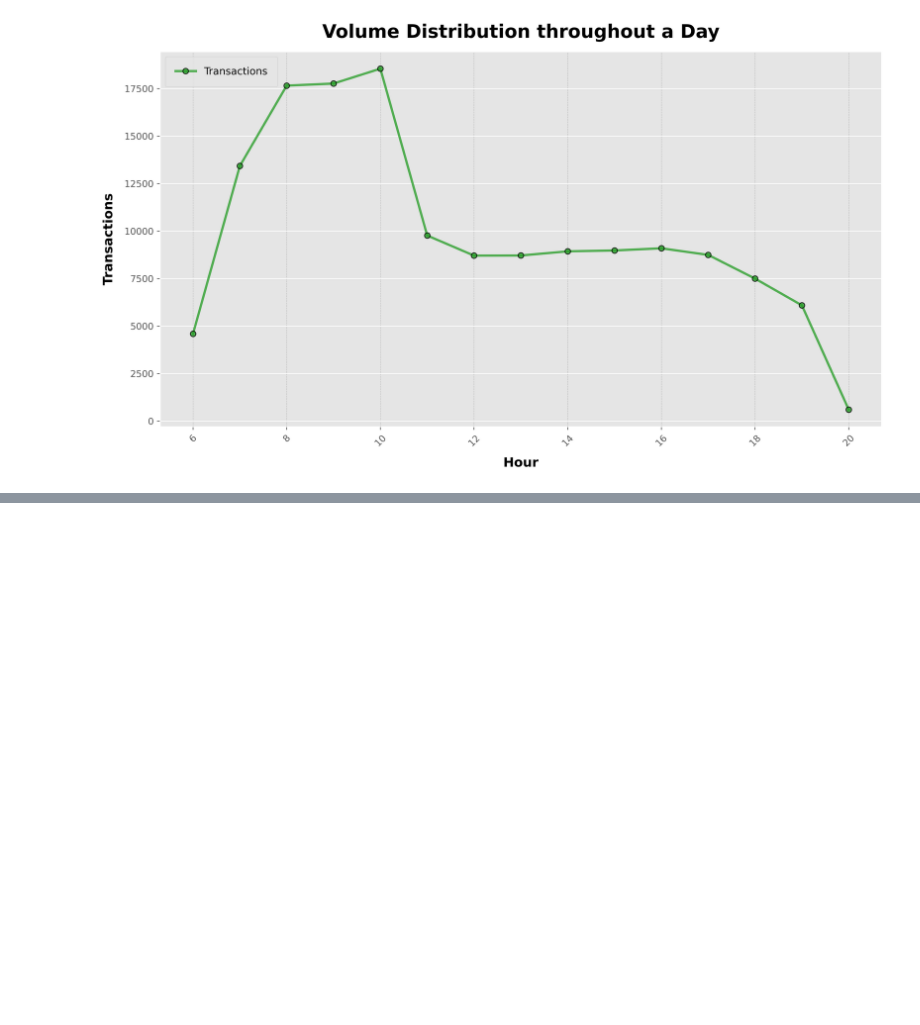
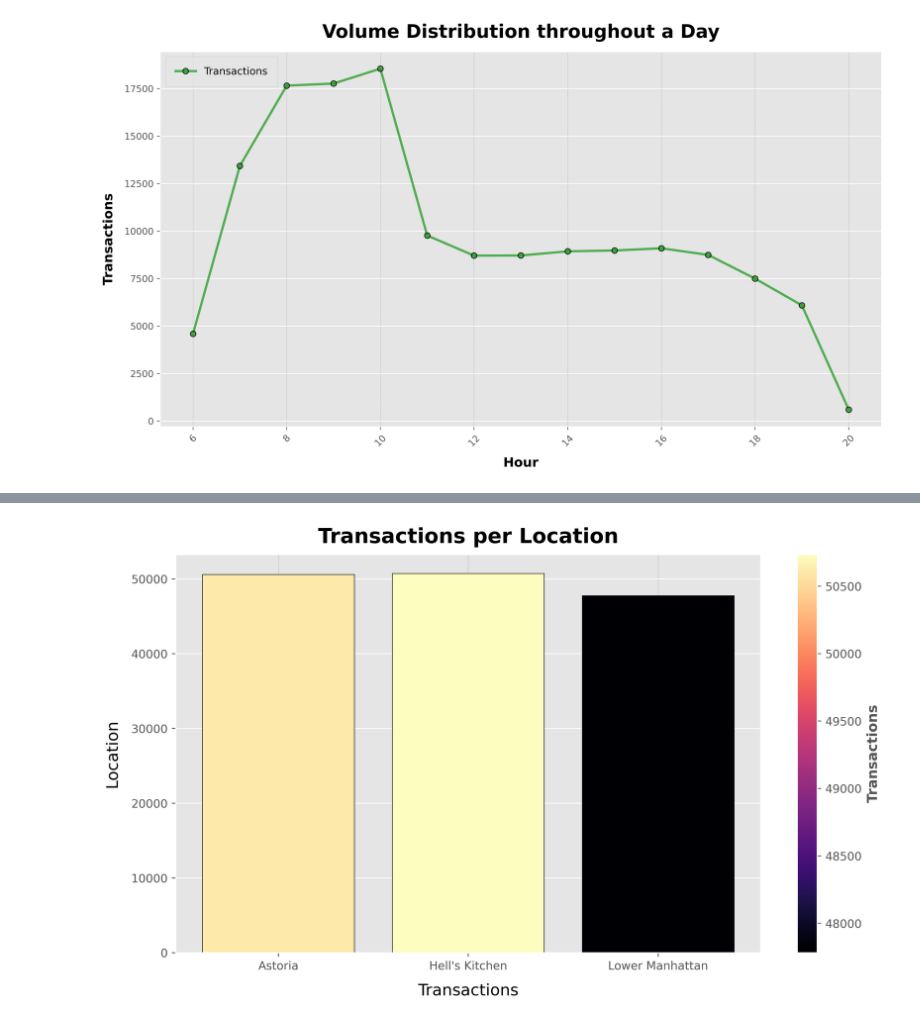
Before and after one commit to smartestnerdfromtown/Coffee-Shop-Sales-Analysis, a Jupyter notebook: analysis.ipynb, the cells around one changed output, grey strips where cells are left out. Saved outputs shown, nothing was run; the diff lists cells and outputs as text; code cells hidden in the pictures; blank space fills up the shorter version.

```diff
--- a/analysis.ipynb
+++ b/analysis.ipynb
@@ -415,0 +490,82 @@ plt.show()
+# %%
+location_transactions = df.groupby('store_location') \
+                          .agg(transactions=('transaction_id', 'count')) \
+                          .reset_index()
+# %%
+# Normalizing the data for colormap (0 to 1)
+norm = mcolors.Normalize(
+    vmin=location_transactions['transactions'].min(),
+    vmax=location_transactions['transactions'].max()
+)
+cmap = plt.cm.magma
+colors = cmap(norm(location_transactions['transactions']))
+
+fig, ax = plt.subplots(
+    figsize=(10, 6),
+    dpi=500,
+)
+
+ax.bar(
+    x=location_transactions['store_location'],
+    height=location_transactions['transactions'],
+    color=colors,
+    edgecolor='black'
+)
+
+ax.set_title(
+    label='Transactions per Location',
+    fontsize=18,
+    fontweight='bold',
+    color='black',
+    loc='center',
+    pad=10
+)
+
+ax.set_xlabel(
+    xlabel='Transactions',
+    fontsize=14,
+    color='black',
+    labelpad=10,
+    loc='center'
+)
+
+ax.set_ylabel(
+    ylabel='Location',
+    fontsize=14,
+    color='black',
+    labelpad=10,
+    loc='center'
+)
+
+
+########### Configuring Grid For Each Axis ###########
+ax.xaxis.grid(
+    visible=True,
+    which='major',
+    color='gray',
+    linestyle='--',
+    linewidth=0.5,
+    alpha=0.4
+)
+ax.yaxis.grid(
+    visible=True,
+    which='minor',
+    color='gray',
+    linestyle='--',
+    linewidth=0.4,
+    alpha=0.3
+)
+
+# Adding colorbar
+sm = plt.cm.ScalarMappable(cmap=cmap, norm=norm)
+cbar = plt.colorbar(sm, ax=ax)
+cbar.set_label(
+    label='Transactions',
+    fontsize=12,
+    fontweight='bold'
+)
+
+plt.tight_layout()
+plt.show()
+# %% [output]
+[figure, added]
```
Also changed, not shown: parts of 13 cells of this notebook.
